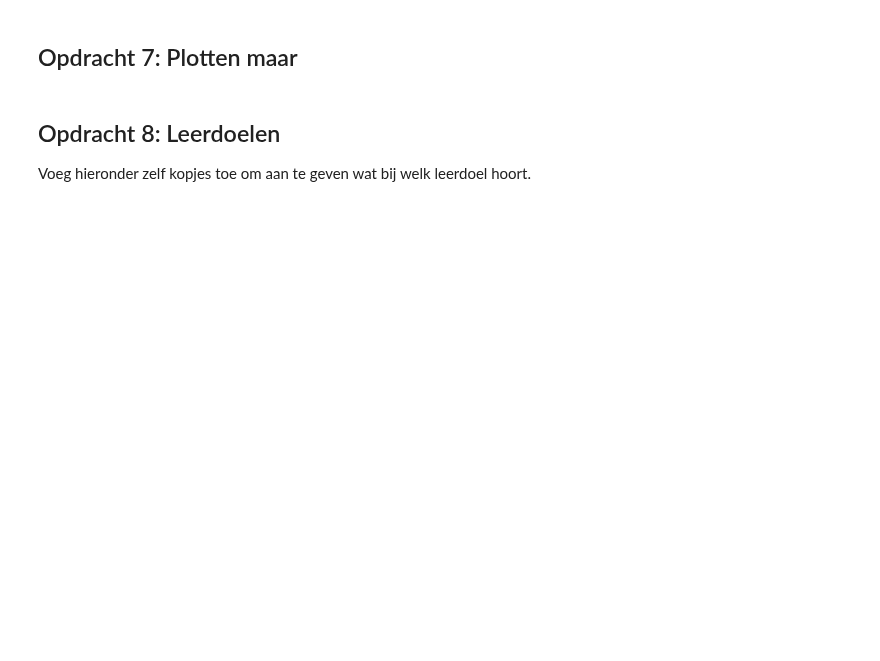
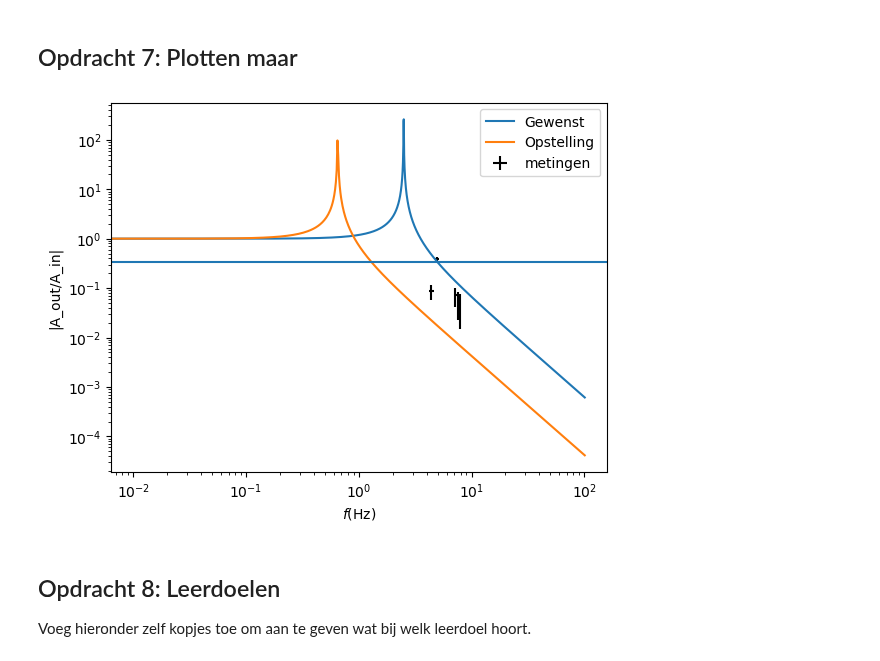
Before and after one commit to tdenooijer26/DEF-T-opdrachten, a Jupyter notebook: FysiekeOntwerpopdrachten/5MaakEenOpstellingTrillingsvrij/Ontwerpopdracht5MaakEenOpstellingTrillingsvrijInvulTemplate.ipynb, the cells around one changed output. Cells and saved outputs as stored; diff of their text form; code cells hidden in the pictures; blank space fills up the shorter version.

```diff
--- a/FysiekeOntwerpopdrachten/5MaakEenOpstellingTrillingsvrij/Ontwerpopdracht5MaakEenOpstellingTrillingsvrijInvulTemplate.ipynb
+++ b/FysiekeOntwerpopdrachten/5MaakEenOpstellingTrillingsvrij/Ontwerpopdracht5MaakEenOpstellingTrillingsvrijInvulTemplate.ipynb
@@ -114,6 +182,24 @@ Als je hier negatief geantwoord hebt, kopieer onder deze cel dan alle cellen van
 ## Opdracht 7: Plotten maar
 # %%
 # Voeg hier je plots in.
+
+verhoudingen = np.array([0.11/2.46, 0.17/3.26, 0.37/5.19, 0.29/3.31, 1.42/3.63 ])
+frequenties = np.array([7.9, 7.6, 7.2, 4.4, 4.9])
+plt.figure()
+plt.xscale("log")
+plt.yscale("log")
+
+plt.errorbar(frequenties, verhoudingen, xerr=0.2 , yerr=0.03, fmt='None', ecolor='black',label='metingen')
+plt.plot(f2, amplitudeoverdracht(f_0, f2), label = 'Gewenst')
+plt.plot(f2,np.abs(amplitudeoverdracht(f_02,f2)),label="Opstelling")
+plt.axhline(1/3, label='')
+
+plt.xlabel("$f$(Hz)")
+plt.ylabel("|A_out/A_in|")
+plt.legend()
+plt.show()
+# %% [output]
+[figure, added]
 # %% [markdown]
 ## Opdracht 8: Leerdoelen
 Voeg hieronder zelf kopjes toe om aan te geven wat bij welk leerdoel hoort.
```
Also changed, not shown: parts of 15 cells of this notebook, 2 other files.
